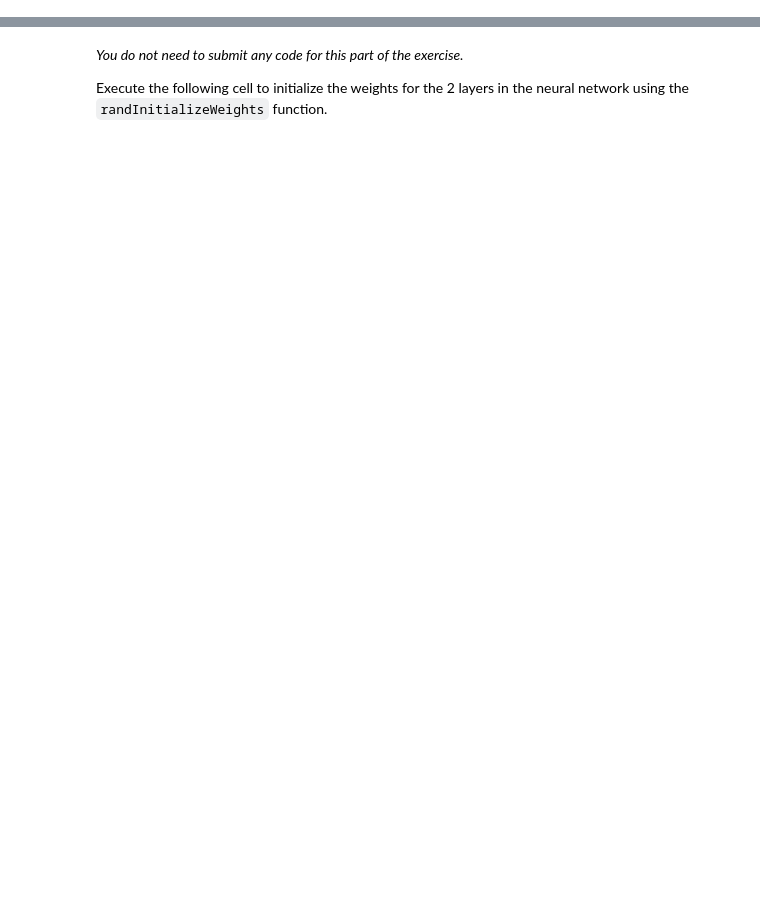
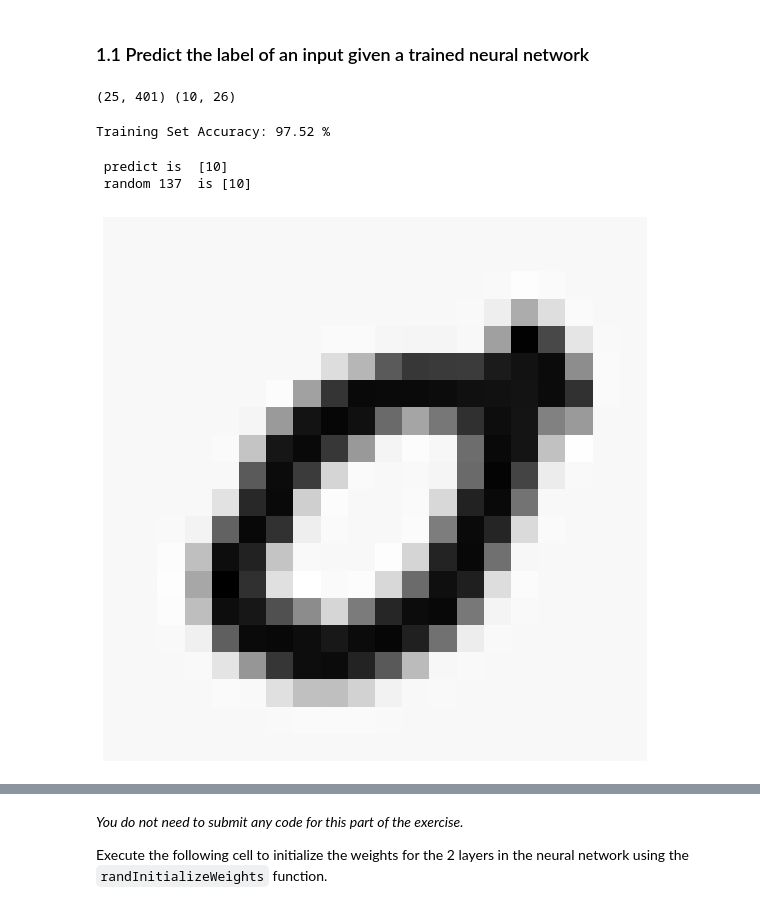
Before and after one commit to petercai-wg/data-science, a Jupyter notebook: pynb/ml-course/exercise4.ipynb, the cells around one changed output, grey strips where cells are left out. Cells and saved outputs as stored; diff of their text form; code cells hidden in the pictures; blank space fills up the shorter version.

```diff
--- a/pynb/ml-course/exercise4.ipynb
+++ b/pynb/ml-course/exercise4.ipynb
@@ -98,3 +64,61 @@ utils.displayData(sel)
+# %%
+def sigmoid(z):
+    z = np.array(z)
+    return 1 / (1 + np.exp(-z))
+
+def sigmoidGradient(z):
+    s = 1/(1 + np.exp(-z))
+    return s *( 1 -s )
+# %% [markdown]
+### 1.1 Predict the label of an input given a trained neural network
+# %%
+
+data = loadmat(os.path.join('Data', 'ex3data1.mat'))
+X, y = data['X'], data['y']
+# The trainning using 10 intead of 0, so no conversion here
+# y[y == 10] = 0
+
+
+weights = loadmat(os.path.join('Data', 'ex3weights.mat'))
+
+Theta1=weights["Theta1"] # Theta1 has size 25 x 401
+Theta2=weights["Theta2"] # Theta2 has size 10 x 26
+print(Theta1.shape, Theta2.shape)
+# %% [output]
+(25, 401) (10, 26)
+# %%
+
+def predict(Theta1, Theta2, X):
+    """
+    Predict the label of an input given a trained neural network
+    """
+    m, n =  X.shape
+    X = np.hstack( (np.ones((m,1)) , X ) )
+
+    a1 = sigmoid(X @ Theta1.T)
+    a1 = np.hstack( ( np.ones((m,1)),  a1 ) ) # hidden layer
+    a2 = sigmoid(a1 @ Theta2.T) # output layer
+
+    return np.argmax(a2,axis=1) + 1
+# %%
+predAll = predict(Theta1, Theta2, X)
+print("Training Set Accuracy:",sum(predAll[:,np.newaxis]==y)[0]/5000*100,"%")
+# %% [output]
+Training Set Accuracy: 97.52 %
+# %%
+rand_ind = np.random.randint(0, 5000 )
+util4.displayData( X[rand_ind])
+
+predict_X = X[rand_ind][np.newaxis, :]
+
+pred = predict(Theta1, Theta2,  predict_X)
+
+print( f" predict is  { pred }" )
+print(f" random {rand_ind}  is { y[rand_ind] } ")
+# %% [output]
+ predict is  [10]
+ random 137  is [10]
+[figure, added]
 # %% [markdown]
 ### 1.2 Model representation
 
```
Also changed, not shown: parts of 32 cells of this notebook, 13 other files.
